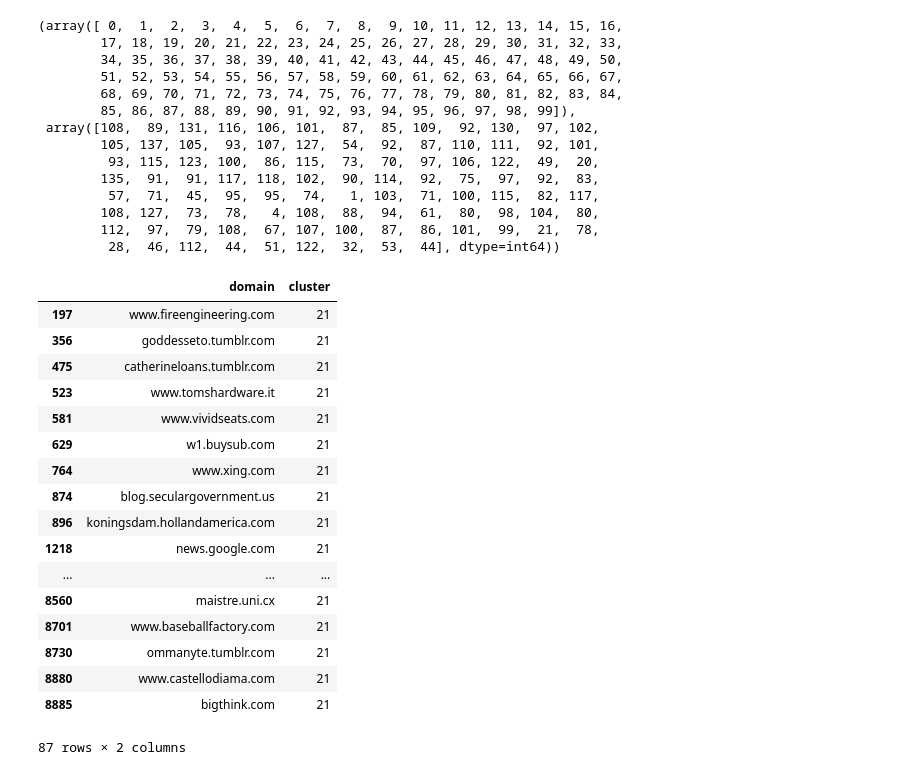
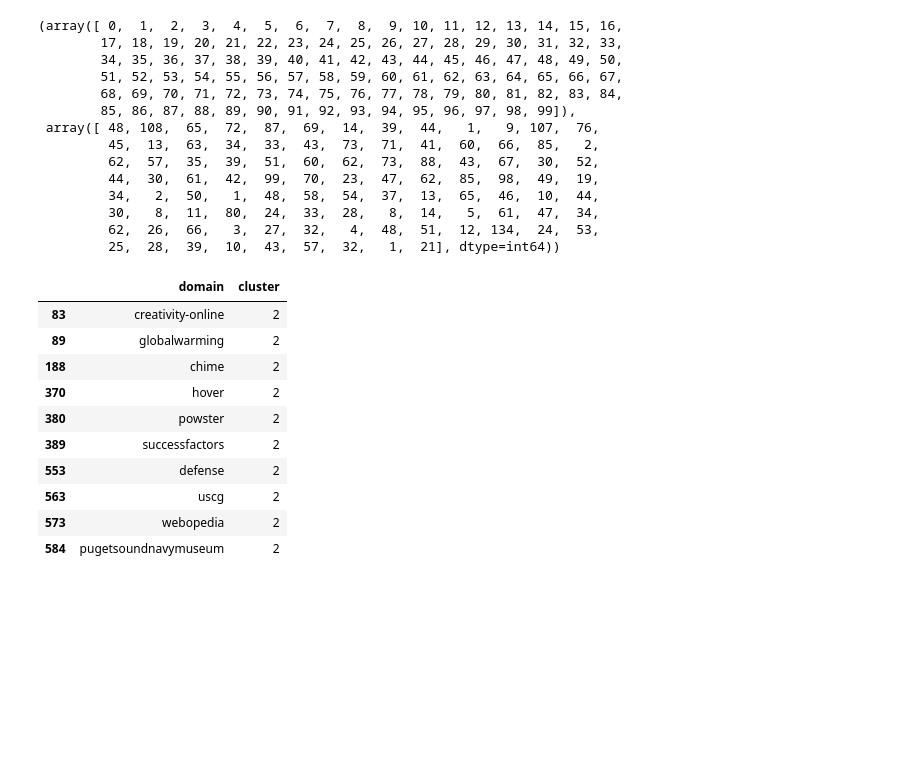
Before and after one commit to kuhanw/link_embedding, a Jupyter notebook: analysis.ipynb, the cells around one changed output. Drawn from its saved outputs; the diff is of its cells as text; code cells hidden in the pictures; blank space fills up the shorter version.

```diff
--- a/analysis.ipynb
+++ b/analysis.ipynb
@@ -15,8 +16,8 @@ from sklearn.cluster import MiniBatchKMeans
 # %%
-web_graph = pickle.load(open('graph_undirected.pkl', 'rb'))
-final_embeddings = pickle.load(open('embeddings_test_domain_graph_undirected.pkl', 'rb'))
-sim_matrix = pickle.load(open('cosine_matrix_test_domain_graph_undirected.pkl', 'rb'))
-domain_inv_map = pickle.load(open('domain_inv_map.pkl', 'rb'))
+web_graph = pickle.load(open('graph_directed_weighted_v5.pkl', 'rb'))
+final_embeddings = pickle.load(open('embeddings_test_domain_graph_directed_v5.pkl', 'rb'))
+sim_matrix = pickle.load(open('cosine_matrix_test_domain_graph_directed_v5.pkl', 'rb'))
+domain_inv_map = pickle.load(open('domain_inv_map_directed_v5.pkl', 'rb'))
 # %%
 #plt.figure(figsize=(10, 4))
 plt.hist(sim_matrix[110], bins=[i/100 for i in range(250)], log=True)
@@ -89,7 +94,7 @@ k_means = MiniBatchKMeans(n_clusters=100)
 k_means_clusters = k_means.fit_predict(final_embeddings)
 k_means_coordinates = k_means.fit_transform(final_embeddings)
 # %%
-np.unique(k_means_results, return_counts=True)
+np.unique(k_means_clusters, return_counts=True)
 # %% [output]
 (array([ 0,  1,  2,  3,  4,  5,  6,  7,  8,  9, 10, 11, 12, 13, 14, 15, 16,
         17, 18, 19, 20, 21, 22, 23, 24, 25, 26, 27, 28, 29, 30, 31, 32, 33,
@@ -97,36 +102,29 @@ np.unique(k_means_results, return_counts=True)
         51, 52, 53, 54, 55, 56, 57, 58, 59, 60, 61, 62, 63, 64, 65, 66, 67,
         68, 69, 70, 71, 72, 73, 74, 75, 76, 77, 78, 79, 80, 81, 82, 83, 84,
         85, 86, 87, 88, 89, 90, 91, 92, 93, 94, 95, 96, 97, 98, 99]),
- array([108,  89, 131, 116, 106, 101,  87,  85, 109,  92, 130,  97, 102,
-        105, 137, 105,  93, 107, 127,  54,  92,  87, 110, 111,  92, 101,
-         93, 115, 123, 100,  86, 115,  73,  70,  97, 106, 122,  49,  20,
-        135,  91,  91, 117, 118, 102,  90, 114,  92,  75,  97,  92,  83,
-         57,  71,  45,  95,  95,  74,   1, 103,  71, 100, 115,  82, 117,
-        108, 127,  73,  78,   4, 108,  88,  94,  61,  80,  98, 104,  80,
-        112,  97,  79, 108,  67, 107, 100,  87,  86, 101,  99,  21,  78,
-         28,  46, 112,  44,  51, 122,  32,  53,  44], dtype=int64))
+ array([ 48, 108,  65,  72,  87,  69,  14,  39,  44,   1,   9, 107,  76,
+         45,  13,  63,  34,  33,  43,  73,  71,  41,  60,  66,  85,   2,
+         62,  57,  35,  39,  51,  60,  62,  73,  88,  43,  67,  30,  52,
+         44,  30,  61,  42,  99,  70,  23,  47,  62,  85,  98,  49,  19,
+         34,   2,  50,   1,  48,  58,  54,  37,  13,  65,  46,  10,  44,
+         30,   8,  11,  80,  24,  33,  28,   8,  14,   5,  61,  47,  34,
+         62,  26,  66,   3,  27,  32,   4,  48,  51,  12, 134,  24,  53,
+         25,  28,  39,  10,  43,  57,  32,   1,  21], dtype=int64))
 # %%
-df_clusters = pd.DataFrame(list(zip(*[np.array([domain_inv_map[i] for i in range(len(k_means_results))]),
-                                      k_means_results])), columns=['domain', 'cluster'])
+df_clusters = pd.DataFrame(list(zip(*[np.array([domain_inv_map[i] for i in range(len(k_means_clusters))]),
+                                      k_means_clusters])), columns=['domain', 'cluster'])
 # %%
-df_clusters[df_clusters['cluster']==21]
+df_clusters[df_clusters['cluster']==2].head(10)
 # %% [output]
 |  | domain | cluster |
-| 197 | www.fireengineering.com | 21 |
-| 356 | goddesseto.tumblr.com | 21 |
-| 475 | catherineloans.tumblr.com | 21 |
-| 523 | www.tomshardware.it | 21 |
-| 581 | www.vividseats.com | 21 |
-| 629 | w1.buysub.com | 21 |
-| 764 | www.xing.com | 21 |
-| 874 | blog.seculargovernment.us | 21 |
-| 896 | koningsdam.hollandamerica.com | 21 |
-| 1218 | news.google.com | 21 |
-| ... | ... | ... |
-| 8560 | maistre.uni.cx | 21 |
-| 8701 | www.baseballfactory.com | 21 |
-| 8730 | ommanyte.tumblr.com | 21 |
-| 8880 | www.castellodiama.com | 21 |
-| 8885 | bigthink.com | 21 |
+| 83 | creativity-online | 2 |
+| 89 | globalwarming | 2 |
+| 188 | chime | 2 |
+| 370 | hover | 2 |
+| 380 | powster | 2 |
+| 389 | successfactors | 2 |
+| 553 | defense | 2 |
+| 563 | uscg | 2 |
+| 573 | webopedia | 2 |
+| 584 | pugetsoundnavymuseum | 2 |
-87 rows × 2 columns
 # %%
```
Also changed, not shown: parts of 19 cells of this notebook, 1 other file.
